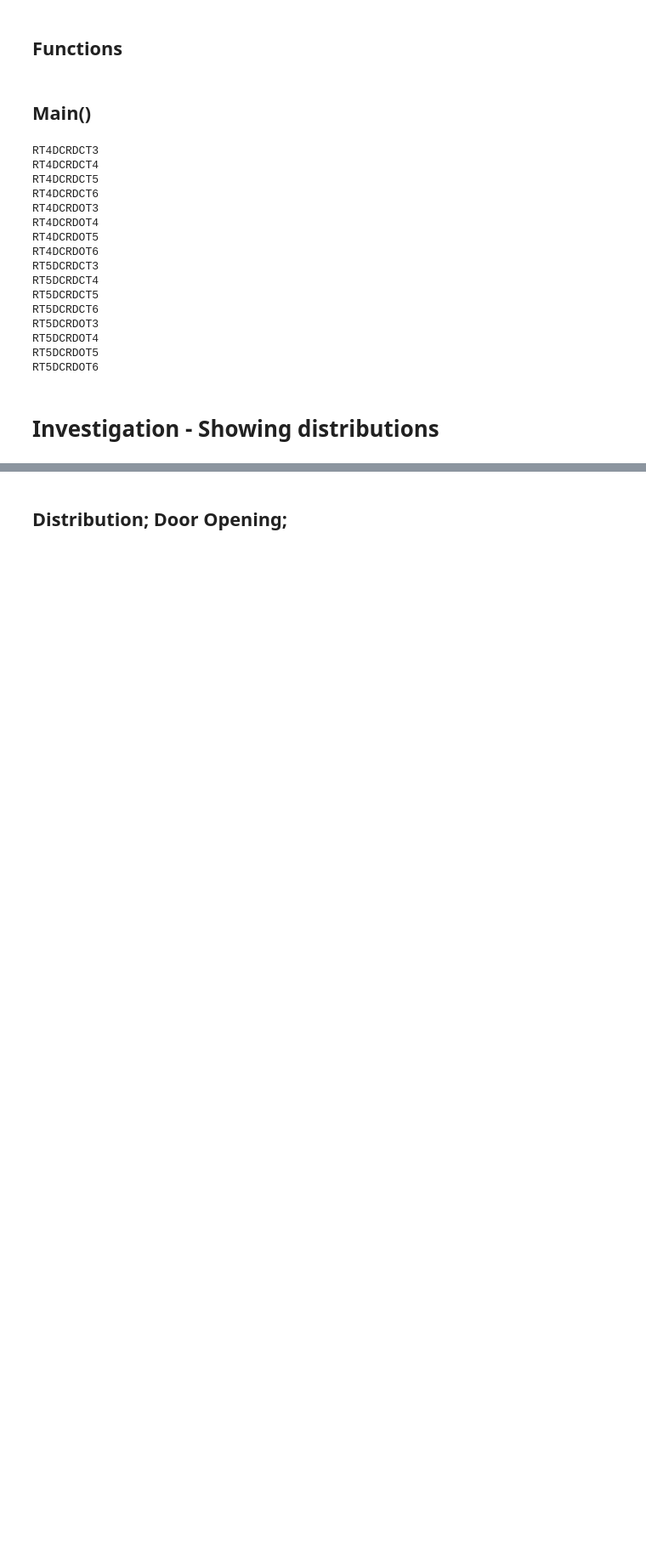
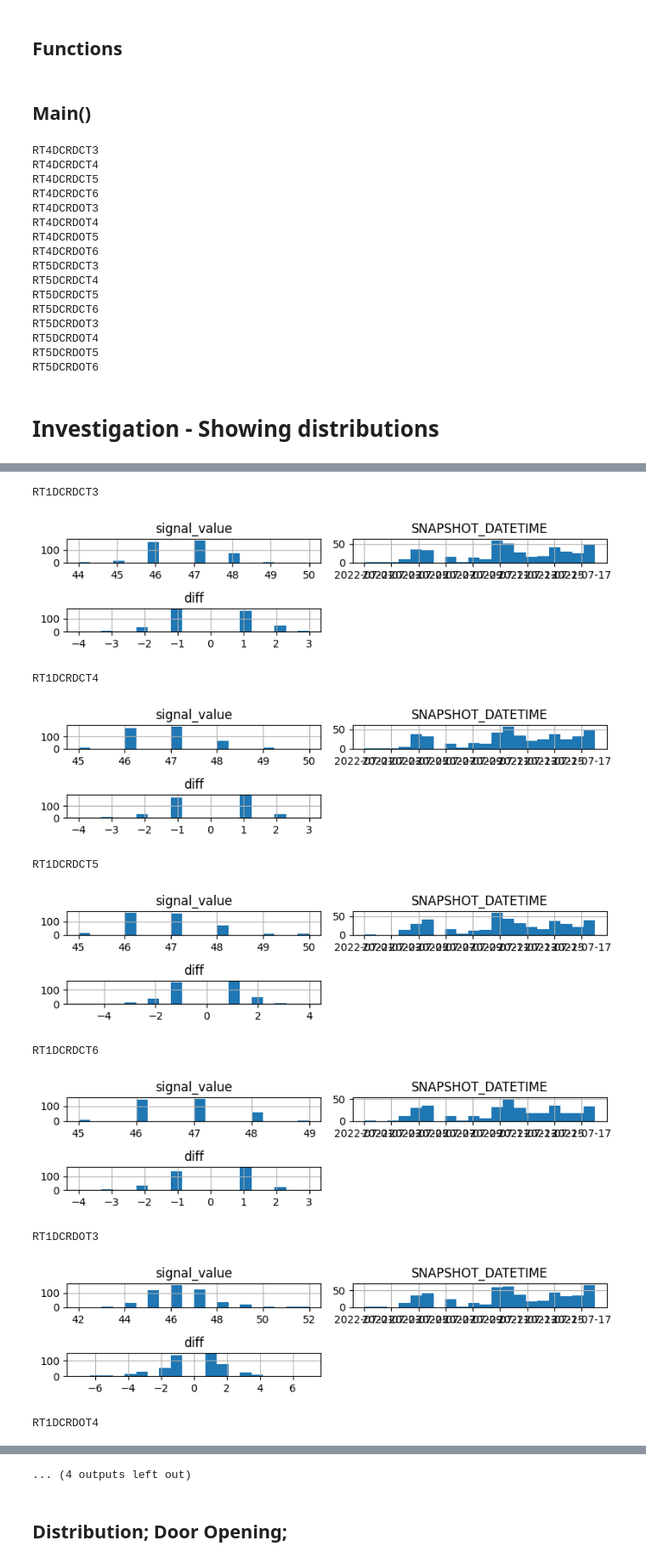
Before and after one commit to yinwongtrains/Door-Opening-Closing, a Jupyter notebook: Door_Opening_and_Closing_Analysis.ipynb, the cells around one changed output, grey strips where cells are left out. Shown at 85% size. Saved outputs shown, nothing was run; the diff lists cells and outputs as text; code cells hidden in the pictures; blank space fills up the shorter version.

```diff
--- a/Door_Opening_and_Closing_Analysis.ipynb
+++ b/Door_Opening_and_Closing_Analysis.ipynb
@@ -363,0 +388,56 @@ T8_signals = [signal for signal in signals_list if signal[2] == '8']
+# %%
+def prepare_df(df_input, signal, t1, t2):
+  '''
+  1. Start with imported df
+  2. reduce to t1 and t2
+  3. reduce to only snapshot_datetime and signal
+  4. fix up the index
+  '''
+  df_working = df_input.copy()
+  t1 = pd.Timestamp(t1)
+  t2 = pd.Timestamp(t2)
+
+  df_working = (df[['SNAPSHOT_DATETIME', signal]]
+              .rename(columns={signal: 'signal_value'})
+              .loc[(df['SNAPSHOT_DATETIME'] >= t1) & (df['SNAPSHOT_DATETIME'] <= t2)]
+              # .loc[(df[signal] < 60)] # eliminate outliers
+              .set_index('SNAPSHOT_DATETIME')
+  )
+
+  df_working['SNAPSHOT_DATETIME'] = df_working.index
+
+  return df_working
+
+def remove_repeats(df_input):
+  df_working = df_input.copy()
+    # calculate the difference between each value and the previous to identify if it is the same
+  df_working['diff'] = df_working['signal_value'].diff()
+  df_working = df_working[df_working['diff']!=0]
+
+  return df_working
+# %%
+t1 = '2022-07-01'
+t2 = '2022-07-18'
+frequency = '6H'
+calc_method = 'grouping'
+plot = 0
+
+
+for signal in T1_signals:
+
+  print(signal)
+  df_working = prepare_df(df, signal, t1, t2)
+  df_working = remove_repeats(df_working)
+  plot_histogram(df_working)
+# %% [output]
+RT1DCRDCT3
+[figure, added]
+RT1DCRDCT4
+[figure, added]
+RT1DCRDCT5
+[figure, added]
+RT1DCRDCT6
+[figure, added]
+RT1DCRDOT3
+[figure, added]
+RT1DCRDOT4
@@ -364,3 +445,4 @@ T8_signals = [signal for signal in signals_list if signal[2] == '8']
+... (4 outputs left out)
 # %%
 def arrange_df(df_input, signals):
   df_working = df_input.copy()
```
Also changed, not shown: parts of 7 cells of this notebook.
